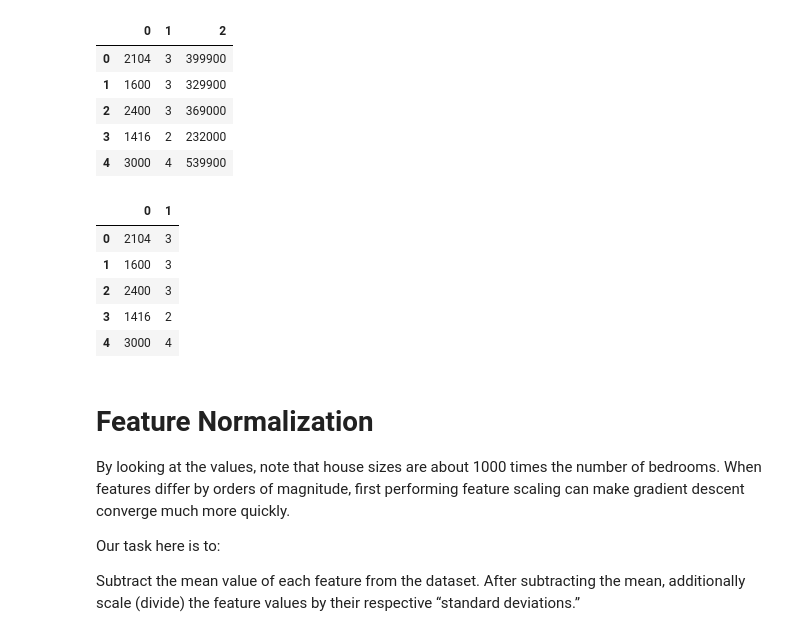
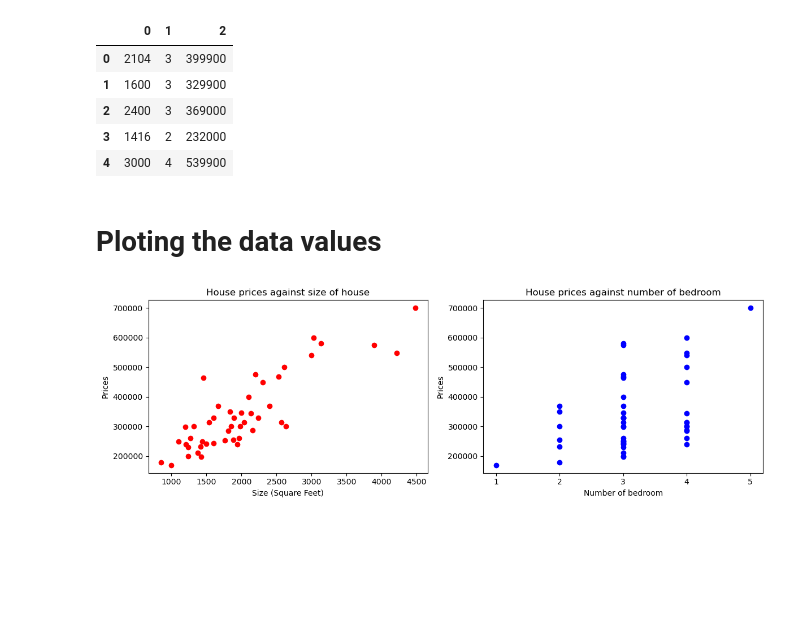
Before and after one commit to khalequzzamanlikhon/ML-Coursera-Python, a Jupyter notebook: Machine-Learning-Coursera-python.ipynb, the cells around one changed output. Saved outputs shown, nothing was run; the diff lists cells and outputs as text; code cells hidden in the pictures; blank space fills up the shorter version.

```diff
--- a/Machine-Learning-Coursera-python.ipynb
+++ b/Machine-Learning-Coursera-python.ipynb
@@ -142,25 +169,27 @@ data.head()
 | 2 | 2400 | 3 | 369000 |
 | 3 | 1416 | 2 | 232000 |
 | 4 | 3000 | 4 | 539900 |
+# %% [markdown]
+# Ploting the data values
+# %%
+# Create 2 subplot, 1 for each variable
+fig, axes = plt.subplots(figsize=(12,4),nrows=1,ncols=2)
+axes[0].scatter(data[0],data[2],color="red")
+axes[1].scatter(data[1],data[2],color="blue")
+
+axes[0].set_xlabel("Size (Square Feet)")
+axes[0].set_ylabel("Prices")
+axes[0].set_title("House prices against size of house")
+
+axes[1].set_xlabel("Number of bedroom")
+axes[1].set_ylabel("Prices")
+axes[1].set_xticks(np.arange(1,6,step=1))
+axes[1].set_title("House prices against number of bedroom")
+# Enhance layout
+plt.tight_layout()
+# %% [output]
+[figure, added]
 # %%
 X = data.iloc[:,0:2] # read first two columns into X
 y = data.iloc[:,2] # read the third column into y
 m = len(y) # no. of training samples
-# %%
-X.head()
-# %% [output]
-|  | 0 | 1 |
-| 0 | 2104 | 3 |
-| 1 | 1600 | 3 |
-| 2 | 2400 | 3 |
-| 3 | 1416 | 2 |
-| 4 | 3000 | 4 |
-# %% [markdown]
-# Feature Normalization
-
-By looking at the values, note that house sizes are about 1000 times the number of bedrooms. When features differ by orders of magnitude, first performing feature scaling can make gradient descent converge much more quickly.
-
-Our task here is to:
-
-Subtract the mean value of each feature from the dataset.
-After subtracting the mean, additionally scale (divide) the feature values by their respective “standard deviations.”
```
Also changed, not shown: parts of 68 cells of this notebook, 2 other files.
